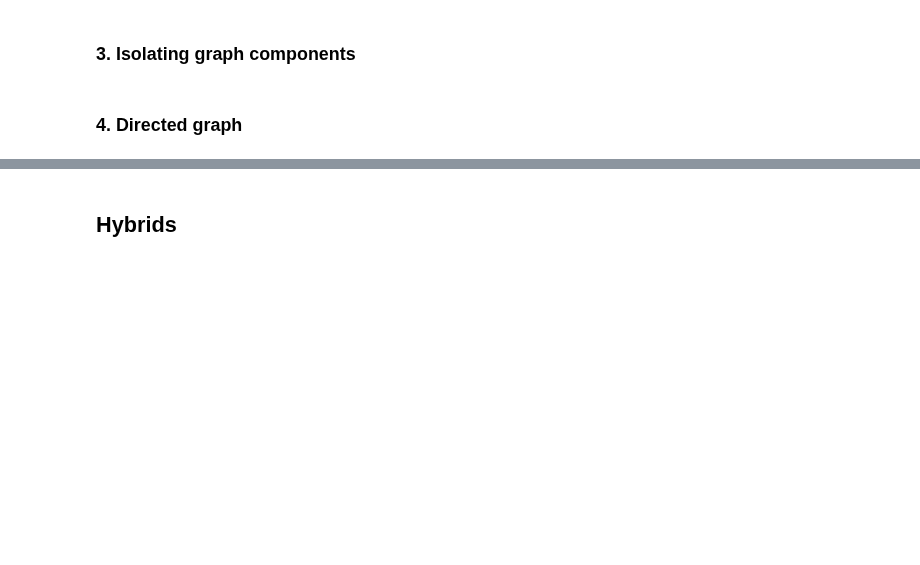
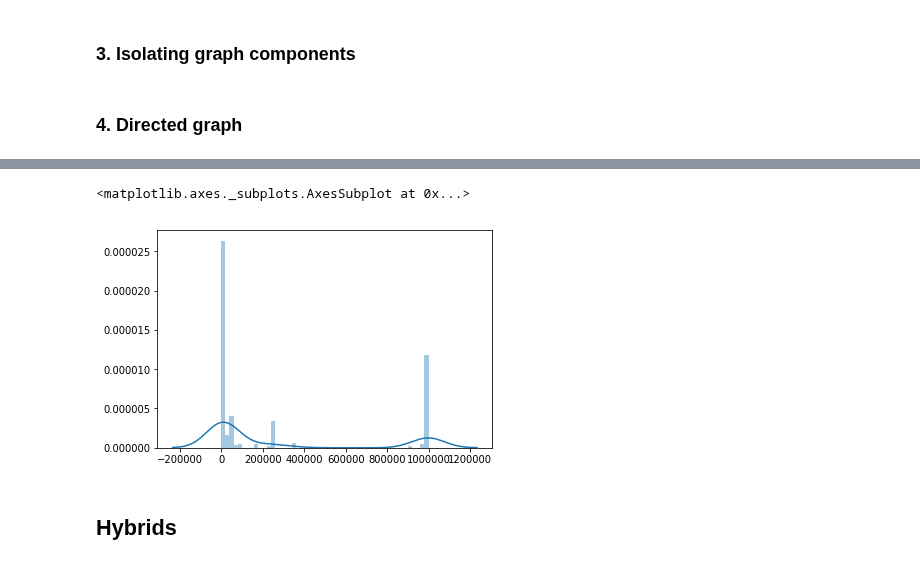
Before and after one commit to davidemariani/networkAnalysisForML, a Jupyter notebook: 07_network_featureEng.ipynb, the cells around one changed output, grey strips where cells are left out. Cells and saved outputs as stored; diff of their text form; code cells hidden in the pictures; blank space fills up the shorter version.

```diff
--- a/07_network_featureEng.ipynb
+++ b/07_network_featureEng.ipynb
@@ -106,3 +116,8 @@ for line in nx.generate_edgelist(comp_dict[0]):
+# %%
+sns.distplot(weight_list, bins=50)
+# %% [output]
+<matplotlib.axes._subplots.AxesSubplot at 0x...>
+[figure, added]
 # %% [markdown]
 ## Hybrids
 # %%
```
Also changed, not shown: parts of 11 cells of this notebook, 2 other files.
